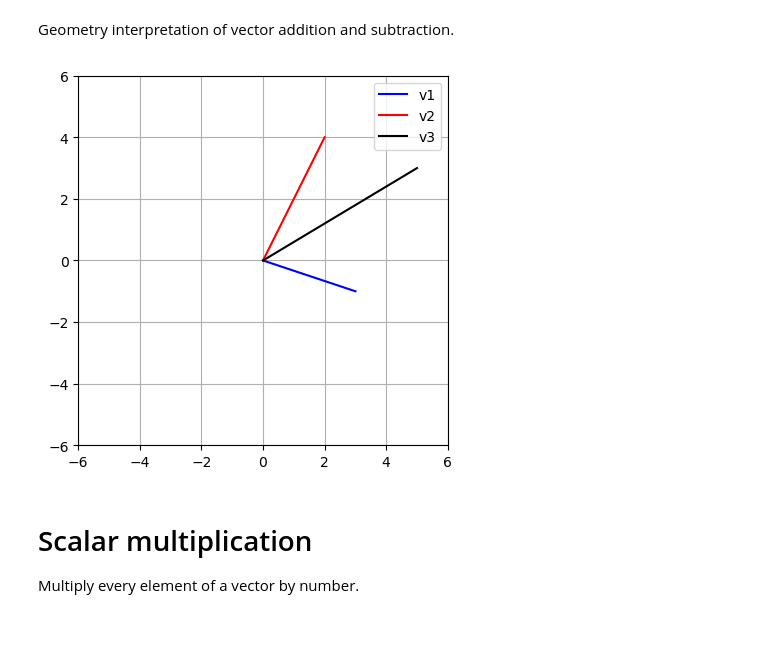
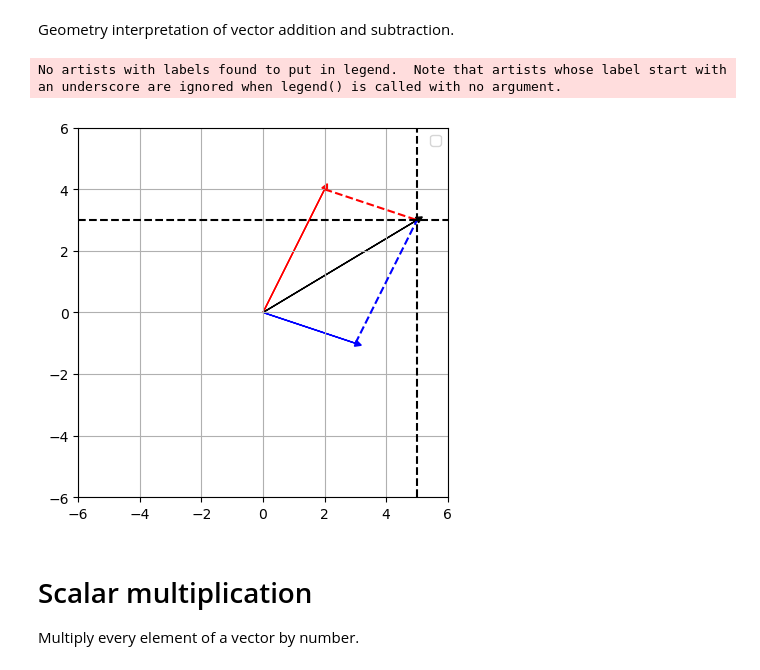
Before and after one commit to davidul/data-science, a Jupyter notebook: 02-linear-algebra/01-vectors.ipynb, the cells around one changed output. Saved outputs shown, nothing was run; the diff lists cells and outputs as text; code cells hidden in the pictures; blank space fills up the shorter version.

```diff
--- a/02-linear-algebra/01-vectors.ipynb
+++ b/02-linear-algebra/01-vectors.ipynb
@@ -89,16 +100,30 @@ v6
 array([2, 3])
 # %% [markdown]
 Geometry interpretation of vector addition and subtraction.
-# %%
-plt.plot([0,v1[0]],[0,v1[1]],'b',label='v1') # plot v1 as a blue line
-plt.plot([0,v2[0]],[0,v2[1]],'r',label='v2') # plot v2 as a red line
-plt.plot([0,v3[0]],[0,v3[1]],'k',label='v3') # plot v3 as a black line
-plt.legend()
-plt.axis('square')
-plt.axis((-6,6,-6,6))
-plt.grid()
-# %% [output]
-[figure, removed]
+# %%
+import numpy as np
+import matplotlib.pyplot as plt
+
+# redefine v1 and v2
+v1 = np.array([3,-1])
+v2 = np.array([2,4])
+v3 = v1 + v2 # add v1 and v2 together element-wise
+# v3 -> [3+2, -1+4] -> [5, 3]
+
+plt.arrow(0,0,v1[0],v1[1],head_width=0.2,head_length=0.2,color='b') # plot v1 as a blue arrow
+plt.arrow(0,0,v2[0],v2[1],head_width=0.2,head_length=0.2,color='r') # plot v2 as a red arrow
+plt.arrow(0,0,v3[0],v3[1],head_width=0.2,head_length=0.2,color='k') # plot v3 as a black arrow
+plt.plot([v1[0],v3[0]],[v1[1],v3[1]],'b--') # plot v1 dashed blue line
+plt.plot([v2[0],v3[0]],[v2[1],v3[1]],'r--') # plot v2 dashed red line
+plt.plot([-6,6],[3,3],'k--') # plot x-axis
+plt.plot([5,5],[-6,6],'k--') # plot x-axis
+plt.legend()
+plt.axis('square')
+plt.axis((-6,6,-6,6))
+plt.grid()
+# %% [output]
+No artists with labels found to put in legend.  Note that artists whose label start with an underscore are ignored when legend() is called with no argument.
+[figure, added]
 # %% [markdown]
 # Scalar multiplication
 Multiply every element of a vector by number.
```
Also changed, not shown: parts of 11 cells of this notebook.
